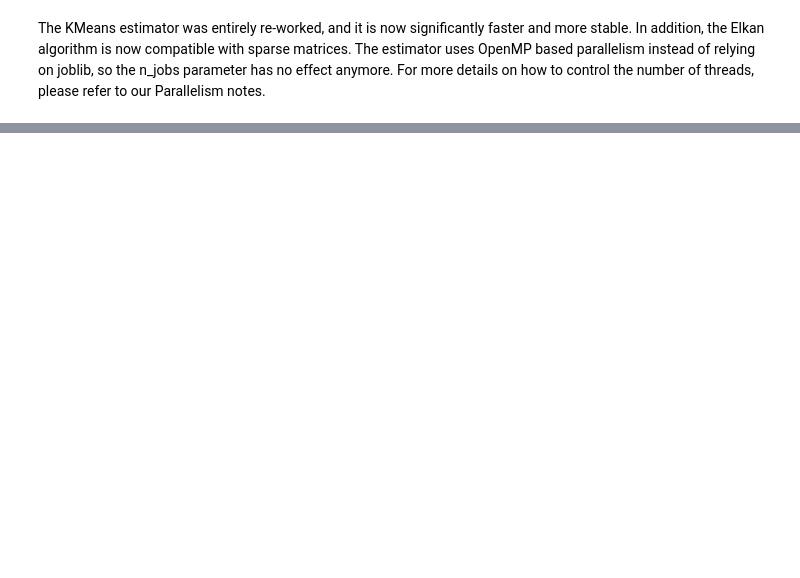
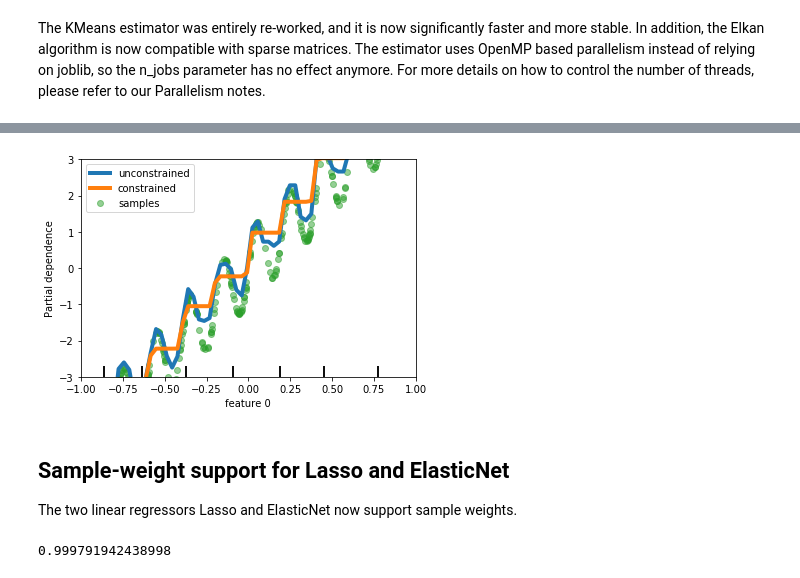
Before and after one commit to MaxIakovliev/nlp-ml-dl-notes, a Jupyter notebook: scikit-learn/Release Highlights for scikit-learn 0.23.ipynb, the cells around one changed output, grey strips where cells are left out. Saved outputs shown, nothing was run; the diff lists cells and outputs as text; code cells hidden in the pictures; blank space fills up the shorter version.

```diff
--- a/scikit-learn/Release Highlights for scikit-learn 0.23.ipynb
+++ b/scikit-learn/Release Highlights for scikit-learn 0.23.ipynb
@@ -78,0 +99,49 @@ The KMeans estimator was entirely re-worked, and it is now significantly faster
+# %%
+import numpy as np
+from matplotlib import pyplot as plt
+from sklearn.model_selection import train_test_split
+from sklearn.inspection import plot_partial_dependence
+from sklearn.experimental import enable_hist_gradient_boosting  # noqa
+from sklearn.ensemble import HistGradientBoostingRegressor
+
+n_samples = 500
+rng = np.random.RandomState(0)
+X = rng.randn(n_samples, 2)
+noise = rng.normal(loc=0.0, scale=0.01, size=n_samples)
+y = (5 * X[:, 0] + np.sin(10 * np.pi * X[:, 0]) - noise)
+
+gbdt_no_cst = HistGradientBoostingRegressor().fit(X, y)
+gbdt_cst = HistGradientBoostingRegressor(monotonic_cst=[1, 0]).fit(X, y)
+
+disp = plot_partial_dependence(
+    gbdt_no_cst, X, features=[0], feature_names=['feature 0'],
+    line_kw={'linewidth': 4, 'label': 'unconstrained'})
+plot_partial_dependence(gbdt_cst, X, features=[0],
+    line_kw={'linewidth': 4, 'label': 'constrained'}, ax=disp.axes_)
+disp.axes_[0, 0].plot(X[:, 0], y, 'o', alpha=.5, zorder=-1, label='samples')
+disp.axes_[0, 0].set_ylim(-3, 3); disp.axes_[0, 0].set_xlim(-1, 1)
+plt.legend()
+plt.show()
+# %% [output]
+[figure, added]
+# %% [markdown]
+<h2>Sample-weight support for Lasso and ElasticNet</h2>
+
+The two linear regressors Lasso and ElasticNet now support sample weights.
+# %%
+from sklearn.model_selection import train_test_split
+from sklearn.datasets import make_regression
+from sklearn.linear_model import Lasso
+import numpy as np
+
+n_samples, n_features = 1000, 20
+rng = np.random.RandomState(0)
+X, y = make_regression(n_samples, n_features, random_state=rng)
+sample_weight = rng.rand(n_samples)
+X_train, X_test, y_train, y_test, sw_train, sw_test = train_test_split(
+    X, y, sample_weight, random_state=rng)
+reg = Lasso()
+reg.fit(X_train, y_train, sample_weight=sw_train)
+print(reg.score(X_test, y_test, sw_test))
+# %% [output]
+0.999791942438998
```
Also changed, not shown: parts of 5 cells of this notebook.
